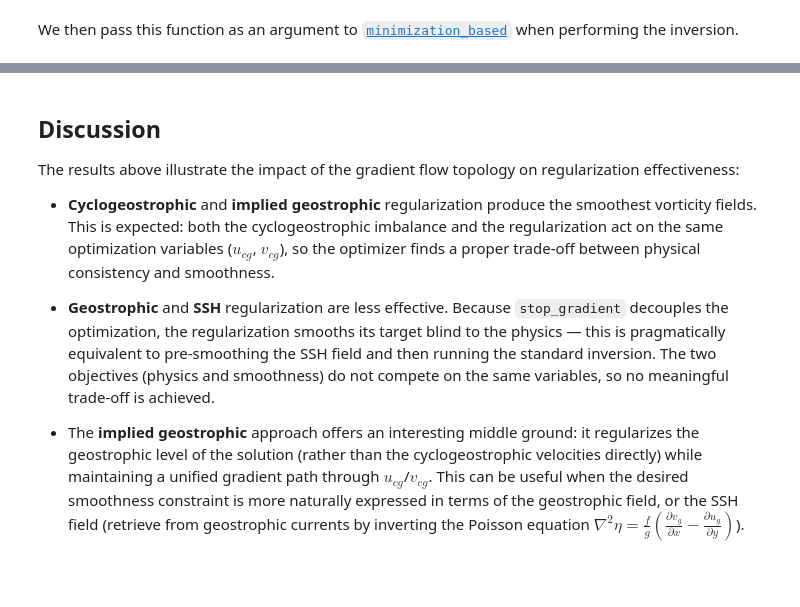
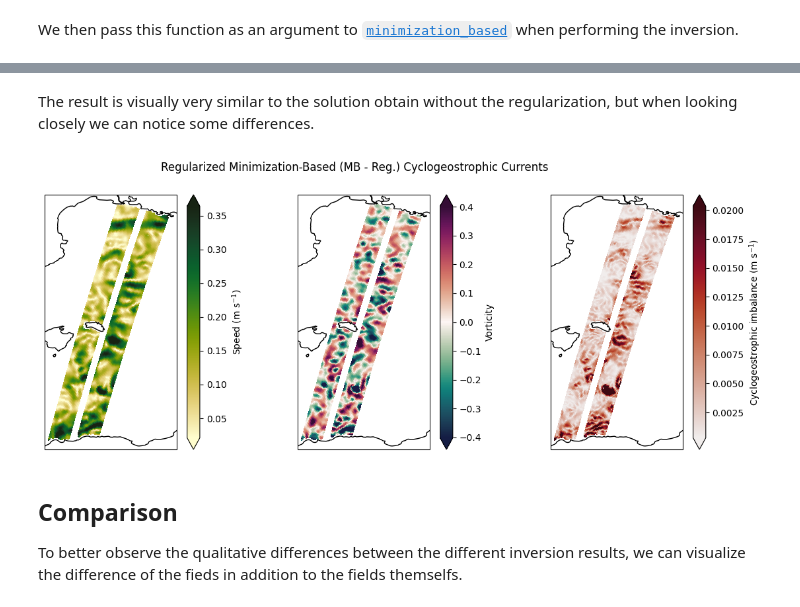
Before and after one commit to IGE-OPERA/jaxparrow, a Jupyter notebook: docs/examples/swot_regularization.ipynb, the cells around one changed output, grey strips where cells are left out. Drawn from its saved outputs; the diff is of its cells as text; code cells hidden in the pictures.

```diff
--- a/docs/examples/swot_regularization.ipynb
+++ b/docs/examples/swot_regularization.ipynb
@@ -369,10 +221,57 @@ plot_diff_triangle(rv_diff_da, cmo.balance, "Δ relative vorticity")
-# %% [markdown]
-## Discussion
-
-The results above illustrate the impact of the gradient flow topology on regularization effectiveness:
-
-- **Cyclogeostrophic** and **implied geostrophic** regularization produce the smoothest vorticity fields. This is expected: both the cyclogeostrophic imbalance and the regularization act on the same optimization variables ($u_{cg}$, $v_{cg}$), so the optimizer finds a proper trade-off between physical consistency and smoothness.
-
-- **Geostrophic** and **SSH** regularization are less effective. Because ``stop_gradient`` decouples the optimization, the regularization smooths its target blind to the physics — this is pragmatically equivalent to pre-smoothing the SSH field and then running the standard inversion. The two objectives (physics and smoothness) do not compete on the same variables, so no meaningful trade-off is achieved.
-
-- The **implied geostrophic** approach offers an interesting middle ground: it regularizes the geostrophic level of the solution (rather than the cyclogeostrophic velocities directly) while maintaining a unified gradient path through $u_{cg}$/$v_{cg}$. This can be useful when the desired smoothness constraint is more naturally expressed in terms of the geostrophic field, or the SSH field (retrieve from geostrophic currents by inverting the Poisson equation $\nabla^2 \eta = \frac{f}{g} \left( \frac{\partial v_g}{\partial x} - \frac{\partial u_g}{\partial y} \right)$).
+# %%
+mb_reg_results = minimization_based(
+    lat_t=lat, lon_t=lon, ug_t=ug, vg_t=vg,
+    optim=optax.chain(optax.clip(1), optax.sgd(learning_rate=5e-3)),
+    regularization=biharmonic_regularization
+)
+# %% [markdown]
+The result is visually very similar to the solution obtain without the regularization, but when looking closely we can notice some differences.
+# %%
+ucg_mb_reg = mb_reg_results.ucg
+vcg_mb_reg = mb_reg_results.vcg
+
+uvcg_mb_reg = kinematics.magnitude(ucg_mb_reg, vcg_mb_reg)
+rvcg_mb_reg = kinematics.vorticity(ucg_mb_reg, vcg_mb_reg, lat, lon)
+
+uvcg_mb_reg_da = make_da(uvcg_mb_reg)
+rvcg_mb_reg_da = make_da(rvcg_mb_reg)
+
+cg_uimb_mb_reg, cg_vimb_mb_reg = cyclogeostrophic_imbalance(ug, vg, ucg_mb_reg, vcg_mb_reg, lat, lon)
+cg_imb_mb_reg = (cg_uimb_mb_reg**2 + cg_vimb_mb_reg**2)**0.5
+cg_imb_mb_reg_da = make_da(cg_imb_mb_reg)
+# %%
+fig, axes = plt.subplots(1, 3, figsize=(14, 5), subplot_kw={"projection": ccrs.PlateCarree()})
+
+_ = uvcg_mb_reg_da.plot.pcolormesh(
+    x="longitude", y="latitude",
+    cmap=cmo.speed, add_colorbar=True, robust=True,
+    cbar_kwargs={"label": "Speed (m s$^{-1}$)"},
+    transform=ccrs.PlateCarree(), ax=axes[0]
+)
+
+_ = rvcg_mb_reg_da.plot.pcolormesh(
+    x="longitude", y="latitude",
+    cmap=cmo.curl, add_colorbar=True, robust=True,
+    cbar_kwargs={"label": "Vorticity"},
+    transform=ccrs.PlateCarree(), ax=axes[1]
+)
+
+_ = cg_imb_mb_reg_da.plot.pcolormesh(
+    x="longitude", y="latitude",
+    cmap=cmo.amp, add_colorbar=True, robust=True,
+    cbar_kwargs={"label": "Cyclogeostrophic imbalance (m s$^{-1}$)"},
+    transform=ccrs.PlateCarree(), ax=axes[2]
+)
+
+for ax in axes:
+    ax.coastlines()
+
+fig.suptitle("Regularized Minimization-Based (MB - Reg.) Cyclogeostrophic Currents")
+
+plt.show()
+# %% [output]
+[figure, added]
+# %% [markdown]
+## Comparison
+
+To better observe the qualitative differences between the different inversion results, we can visualize the difference of the fieds in addition to the fields themselfs.
```
Also changed, not shown: parts of 53 cells of this notebook, 19 other files.
